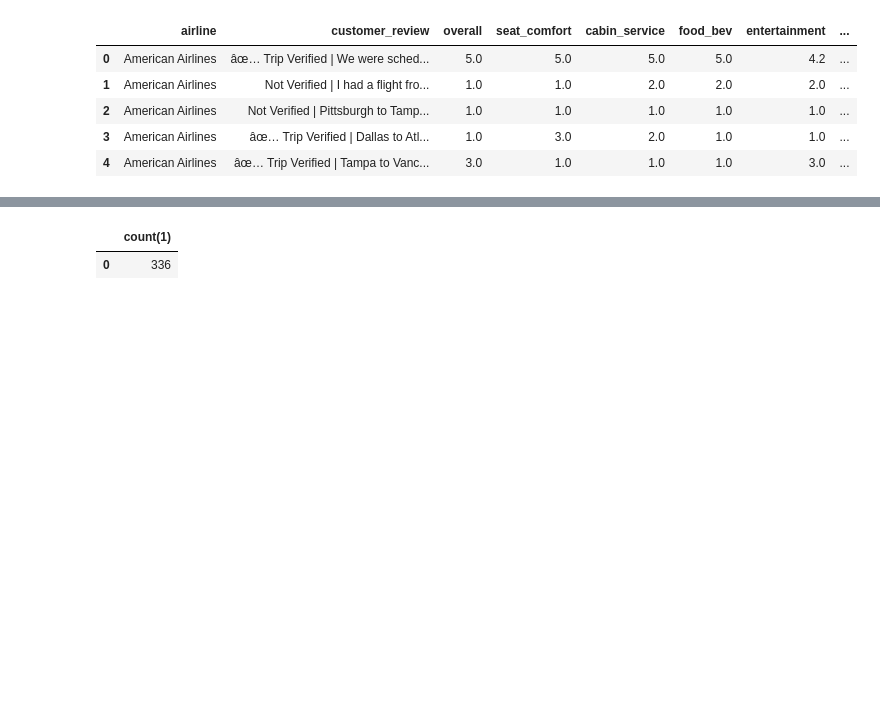
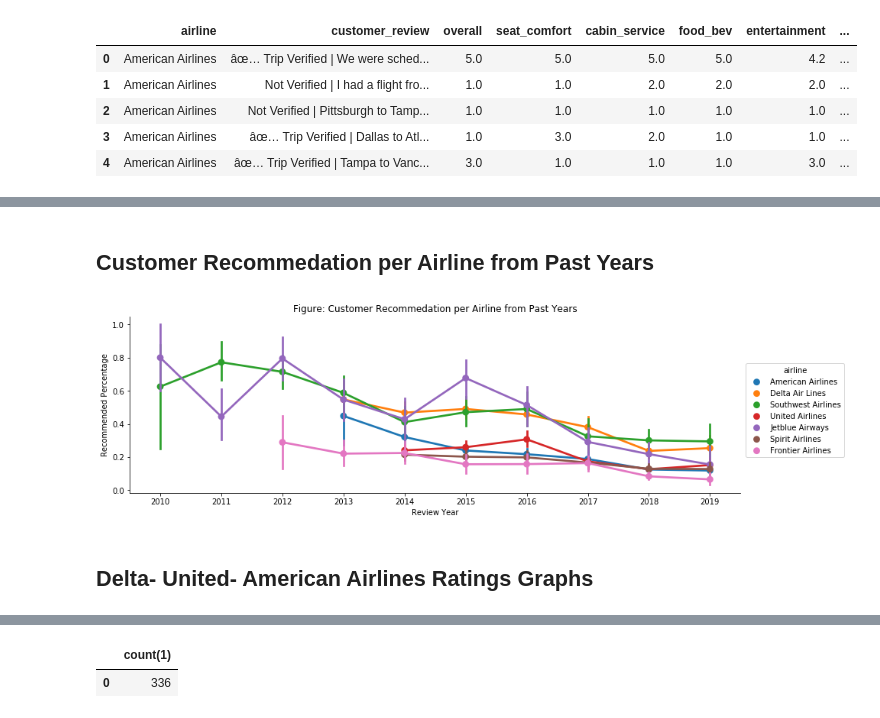
Before and after one commit to Minsifye/US-Airlines-Data-Analysis, a Jupyter notebook: Skytrax_Data_Analysis.ipynb, the cells around one changed output, grey strips where cells are left out. Saved outputs shown, nothing was run; the diff lists cells and outputs as text; code cells hidden in the pictures; blank space fills up the shorter version.

```diff
--- a/Skytrax_Data_Analysis.ipynb
+++ b/Skytrax_Data_Analysis.ipynb
@@ -460,0 +511,11 @@ df_sky.to_csv('Skytrax_Modified.csv', index=False)
+# %% [markdown]
+## Customer Recommedation per Airline from Past Years
+# %%
+sns.factorplot(x='review_year', y='recommended',data=df_sky, height=6, aspect=3, hue='airline');
+plt.xlabel('Review Year');
+plt.ylabel('Recommended Percentage');
+plt.title("Figure: Customer Recommedation per Airline from Past Years");
+# %% [output]
+[figure, added]
+# %% [markdown]
+## Delta- United- American Airlines Ratings Graphs
```
Also changed, not shown: parts of 28 cells of this notebook.
